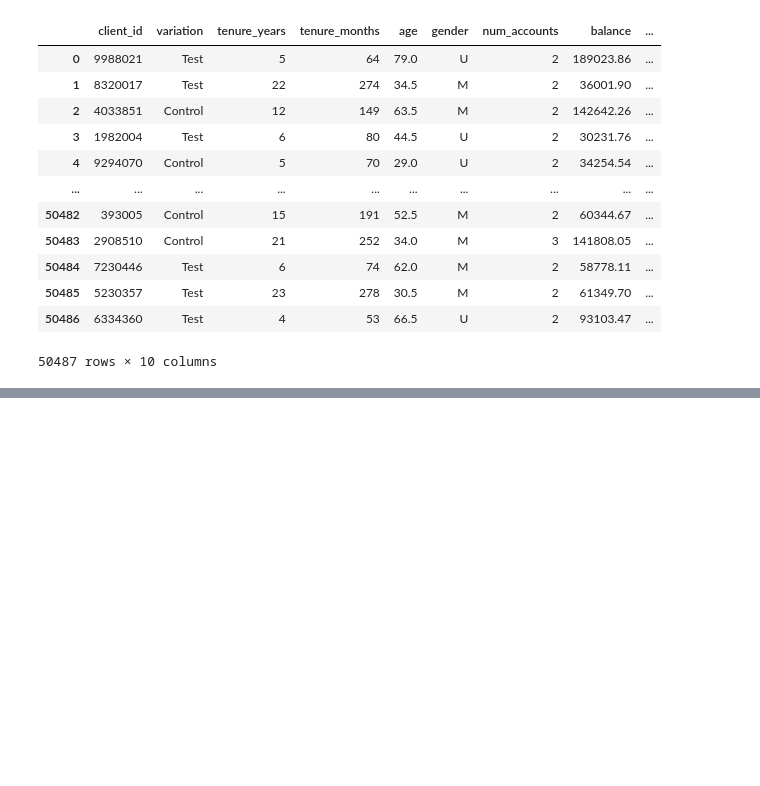
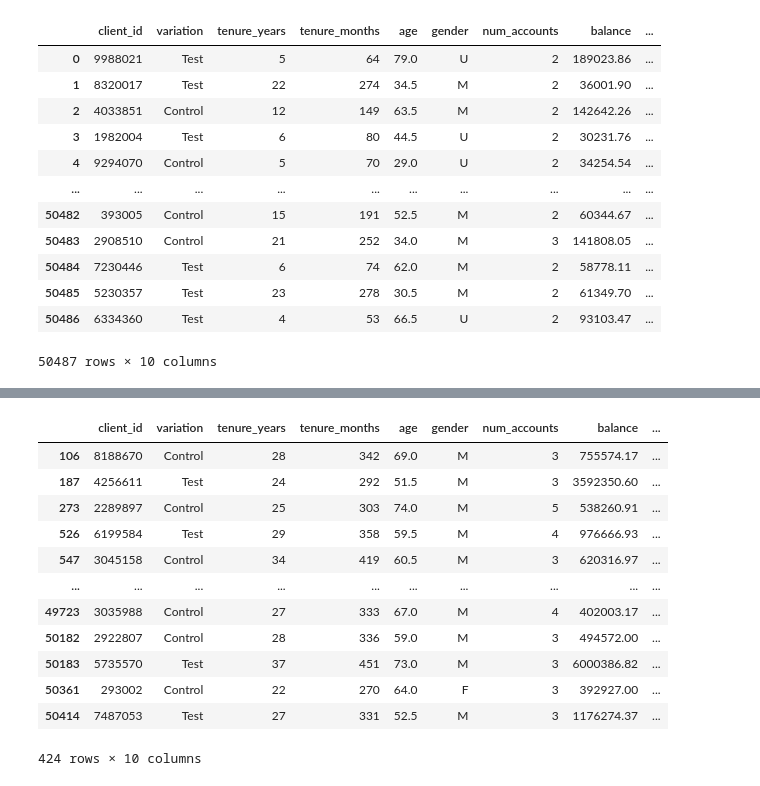
Before and after one commit to adrianlardies/vanguard-ab-test, a Jupyter notebook: main.ipynb, the cells around one changed output, grey strips where cells are left out. Cells and saved outputs as stored; diff of their text form; code cells hidden in the pictures; blank space fills up the shorter version.

```diff
--- a/main.ipynb
+++ b/main.ipynb
@@ -625,0 +640,6 @@ df_final
+# %%
+# Calcular el percentil 90 de cada columna.
+percentile_90_tenure = df_final['tenure_years'].quantile(0.90)
+percentile_90_balance = df_final['balance'].quantile(0.90)
+percentile_90_num_accounts = df_final['num_accounts'].quantile(0.90)
+percentile_90_activity = (df_final['calls_6_months'] + df_final['logons_6_months']).quantile(0.90)
@@ -625,0 +673,23 @@ df_final
+# %%
+df_top_10 = df_final[
+    (df_final['tenure_years'] >= percentile_90_tenure) &
+    (df_final['balance'] >= percentile_90_balance) &
+    (df_final['num_accounts'] >= percentile_90_num_accounts) &
+    ((df_final['calls_6_months'] + df_final['logons_6_months']) >= percentile_90_activity)
+]
+# %%
+df_top_10
+# %% [output]
+|  | client_id | variation | tenure_years | tenure_months | age | gender | num_accounts | balance | ... |
+| 106 | 8188670 | Control | 28 | 342 | 69.0 | M | 3 | 755574.17 | ... |
+| 187 | 4256611 | Test | 24 | 292 | 51.5 | M | 3 | 3592350.60 | ... |
+| 273 | 2289897 | Control | 25 | 303 | 74.0 | M | 5 | 538260.91 | ... |
+| 526 | 6199584 | Test | 29 | 358 | 59.5 | M | 4 | 976666.93 | ... |
+| 547 | 3045158 | Control | 34 | 419 | 60.5 | M | 3 | 620316.97 | ... |
+| ... | ... | ... | ... | ... | ... | ... | ... | ... | ... |
+| 49723 | 3035988 | Control | 27 | 333 | 67.0 | M | 4 | 402003.17 | ... |
+| 50182 | 2922807 | Control | 28 | 336 | 59.0 | M | 3 | 494572.00 | ... |
+| 50183 | 5735570 | Test | 37 | 451 | 73.0 | M | 3 | 6000386.82 | ... |
+| 50361 | 293002 | Control | 22 | 270 | 64.0 | F | 3 | 392927.00 | ... |
+| 50414 | 7487053 | Test | 27 | 331 | 52.5 | M | 3 | 1176274.37 | ... |
+424 rows × 10 columns
```
Also changed, not shown: parts of 8 cells of this notebook.
